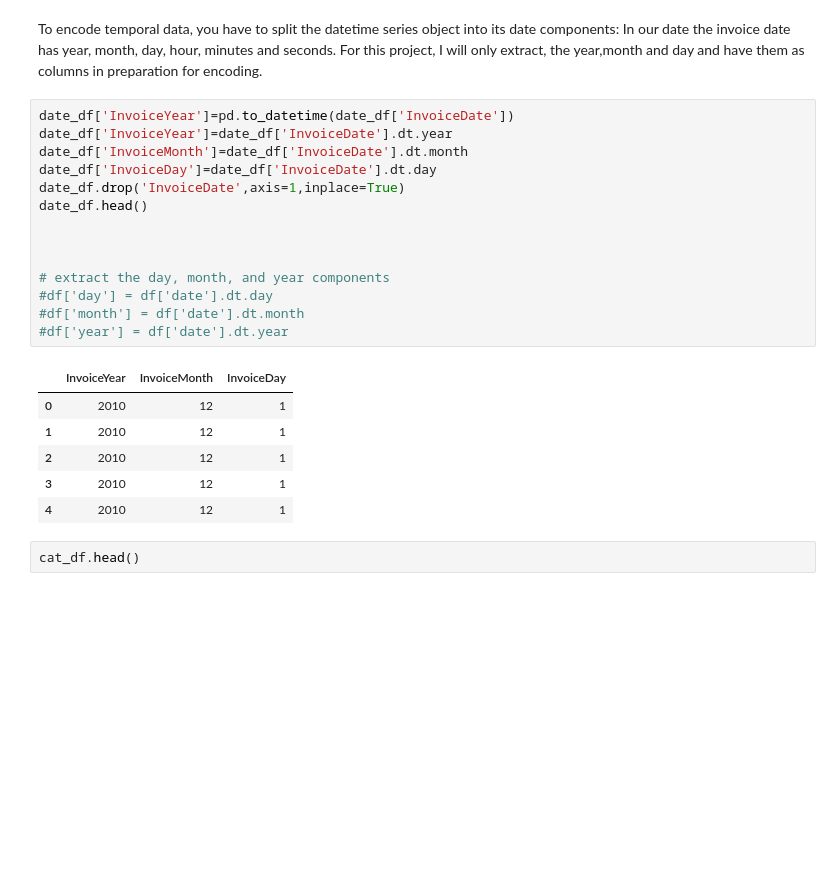
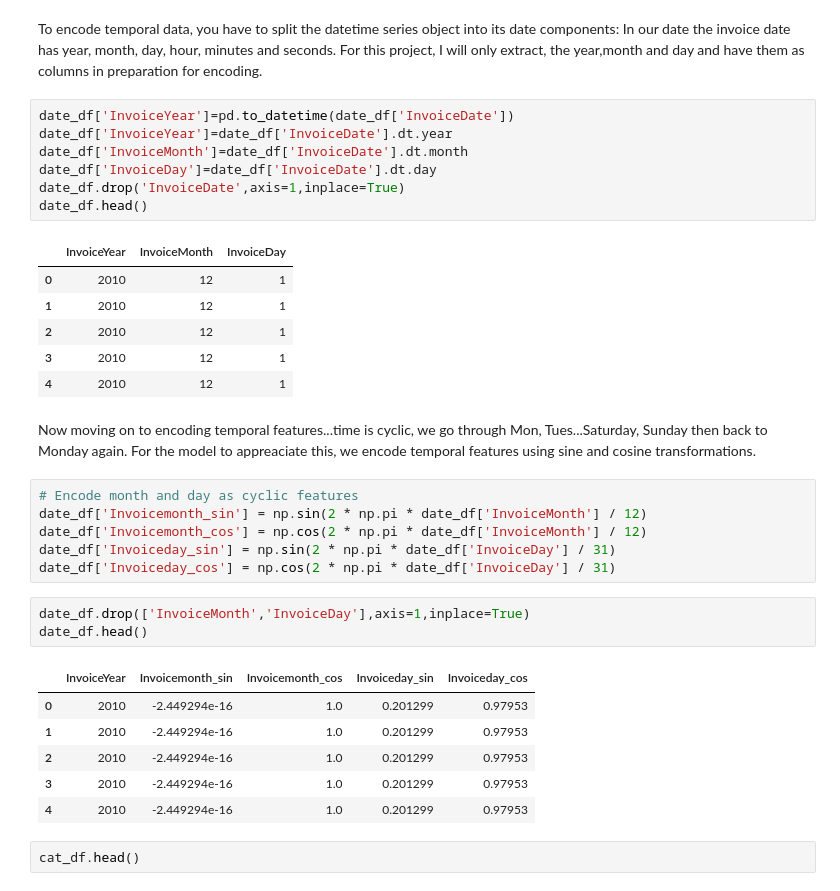
Before and after one commit to WamzMwangi/Unsupervised_Machine_Learning, a Jupyter notebook: Week2_Clustering/Customer_Segmentation_Project.ipynb, the cells around one changed output. Cells and saved outputs as stored; diff of their text form; blank space fills up the shorter version.

Commit message:
Encoding temporal features

```diff
--- a/Week2_Clustering/Customer_Segmentation_Project.ipynb
+++ b/Week2_Clustering/Customer_Segmentation_Project.ipynb
@@ -132,13 +132,6 @@ date_df['InvoiceMonth']=date_df['InvoiceDate'].dt.month
 date_df['InvoiceDay']=date_df['InvoiceDate'].dt.day
 date_df.drop('InvoiceDate',axis=1,inplace=True)
 date_df.head()
-
-
-
-# extract the day, month, and year components
-#df['day'] = df['date'].dt.day
-#df['month'] = df['date'].dt.month
-#df['year'] = df['date'].dt.year
 # %% [output]
 |  | InvoiceYear | InvoiceMonth | InvoiceDay |
 | 0 | 2010 | 12 | 1 |
@@ -146,6 +139,24 @@ date_df.head()
 | 2 | 2010 | 12 | 1 |
 | 3 | 2010 | 12 | 1 |
 | 4 | 2010 | 12 | 1 |
+# %% [markdown]
+Now moving on to encoding temporal features...time is cyclic, we go through Mon, Tues...Saturday, Sunday then back to Monday again. For the model to appreaciate this, we encode temporal features using sine and cosine transformations.
+# %%
+# Encode month and day as cyclic features
+date_df['Invoicemonth_sin'] = np.sin(2 * np.pi * date_df['InvoiceMonth'] / 12)
+date_df['Invoicemonth_cos'] = np.cos(2 * np.pi * date_df['InvoiceMonth'] / 12)
+date_df['Invoiceday_sin'] = np.sin(2 * np.pi * date_df['InvoiceDay'] / 31)
+date_df['Invoiceday_cos'] = np.cos(2 * np.pi * date_df['InvoiceDay'] / 31)
+# %%
+date_df.drop(['InvoiceMonth','InvoiceDay'],axis=1,inplace=True)
+date_df.head()
+# %% [output]
+|  | InvoiceYear | Invoicemonth_sin | Invoicemonth_cos | Invoiceday_sin | Invoiceday_cos |
+| 0 | 2010 | -2.449294e-16 | 1.0 | 0.201299 | 0.97953 |
+| 1 | 2010 | -2.449294e-16 | 1.0 | 0.201299 | 0.97953 |
+| 2 | 2010 | -2.449294e-16 | 1.0 | 0.201299 | 0.97953 |
+| 3 | 2010 | -2.449294e-16 | 1.0 | 0.201299 | 0.97953 |
+| 4 | 2010 | -2.449294e-16 | 1.0 | 0.201299 | 0.97953 |
 # %%
 cat_df.head()
 # %% [output]
```
